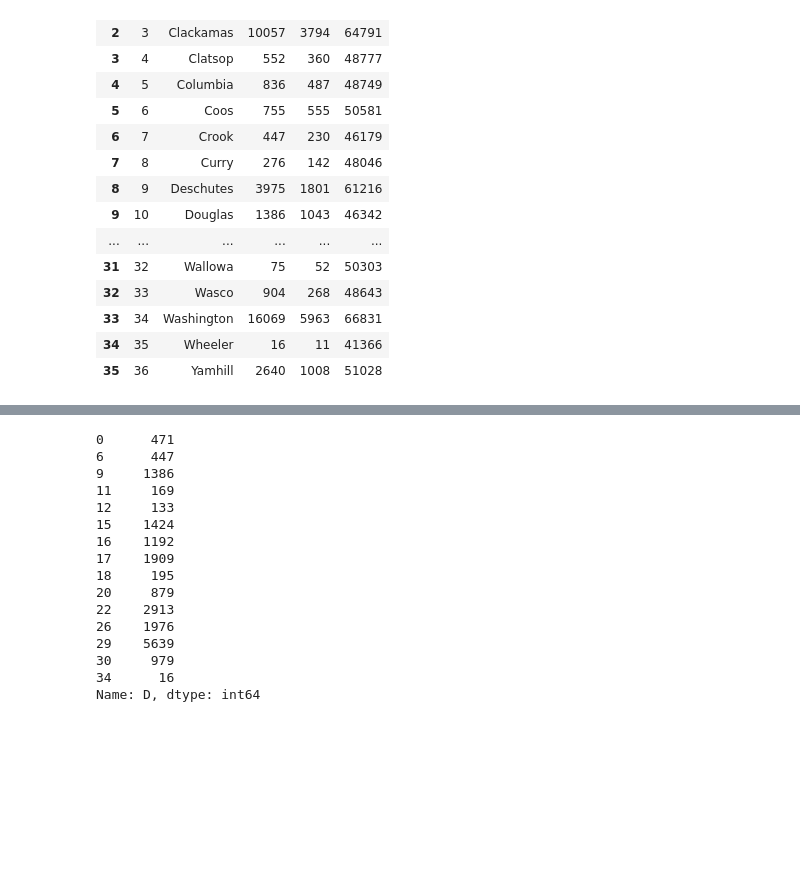
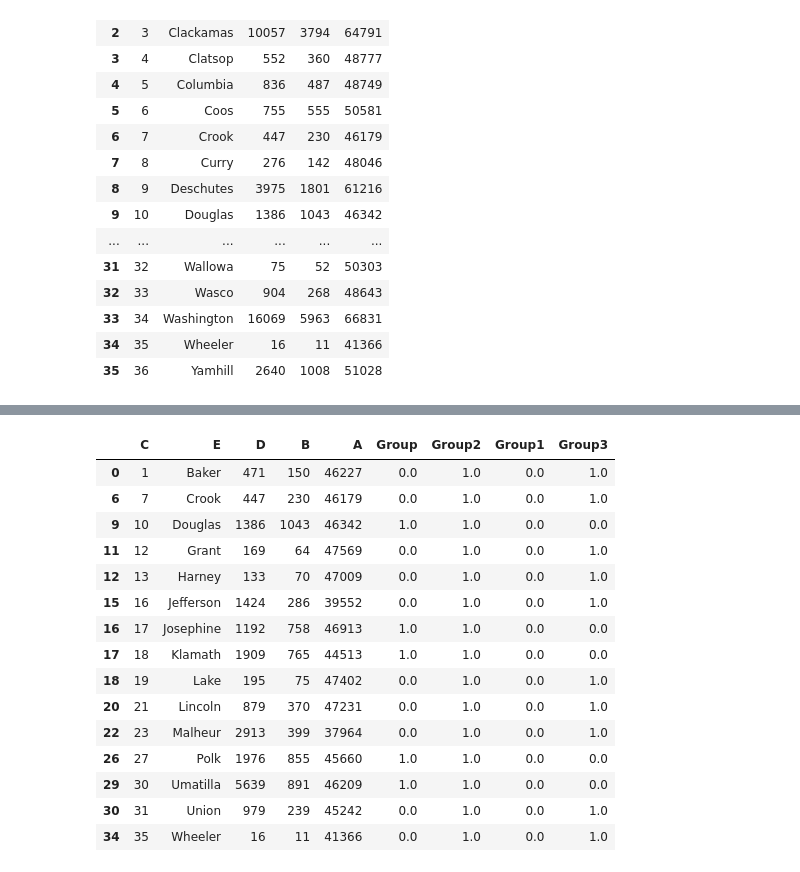
Before and after one commit to LAA147/Project-1-, a Jupyter notebook: Project 1 update .ipynb, the cells around one changed output, grey strips where cells are left out. Saved outputs shown, nothing was run; the diff lists cells and outputs as text; code cells hidden in the pictures; blank space fills up the shorter version.

```diff
--- a/Project 1 update .ipynb
+++ b/Project 1 update .ipynb
@@ -212,20 +213,21 @@ Name: D, dtype: int64
 # %%
-df2 = df.query('A <48000')['D']
+df.loc[df["A"]<48000,"Group1"] = 0
+df2 = df.loc[df['Group1']==0]
 df2
 # %% [output]
-0      471
-6      447
-9     1386
-11     169
-12     133
-15    1424
-16    1192
-17    1909
-18     195
-20     879
-22    2913
-26    1976
-29    5639
-30     979
-34      16
-Name: D, dtype: int64
+|  | C | E | D | B | A | Group | Group2 | Group1 | Group3 |
+| 0 | 1 | Baker | 471 | 150 | 46227 | 0.0 | 1.0 | 0.0 | 1.0 |
+| 6 | 7 | Crook | 447 | 230 | 46179 | 0.0 | 1.0 | 0.0 | 1.0 |
+| 9 | 10 | Douglas | 1386 | 1043 | 46342 | 1.0 | 1.0 | 0.0 | 0.0 |
+| 11 | 12 | Grant | 169 | 64 | 47569 | 0.0 | 1.0 | 0.0 | 1.0 |
+| 12 | 13 | Harney | 133 | 70 | 47009 | 0.0 | 1.0 | 0.0 | 1.0 |
+| 15 | 16 | Jefferson | 1424 | 286 | 39552 | 0.0 | 1.0 | 0.0 | 1.0 |
+| 16 | 17 | Josephine | 1192 | 758 | 46913 | 1.0 | 1.0 | 0.0 | 0.0 |
+| 17 | 18 | Klamath | 1909 | 765 | 44513 | 1.0 | 1.0 | 0.0 | 0.0 |
+| 18 | 19 | Lake | 195 | 75 | 47402 | 0.0 | 1.0 | 0.0 | 1.0 |
+| 20 | 21 | Lincoln | 879 | 370 | 47231 | 0.0 | 1.0 | 0.0 | 1.0 |
+| 22 | 23 | Malheur | 2913 | 399 | 37964 | 0.0 | 1.0 | 0.0 | 1.0 |
+| 26 | 27 | Polk | 1976 | 855 | 45660 | 1.0 | 1.0 | 0.0 | 0.0 |
+| 29 | 30 | Umatilla | 5639 | 891 | 46209 | 1.0 | 1.0 | 0.0 | 0.0 |
+| 30 | 31 | Union | 979 | 239 | 45242 | 0.0 | 1.0 | 0.0 | 1.0 |
+| 34 | 35 | Wheeler | 16 | 11 | 41366 | 0.0 | 1.0 | 0.0 | 1.0 |
```
Also changed, not shown: parts of 15 cells of this notebook.
